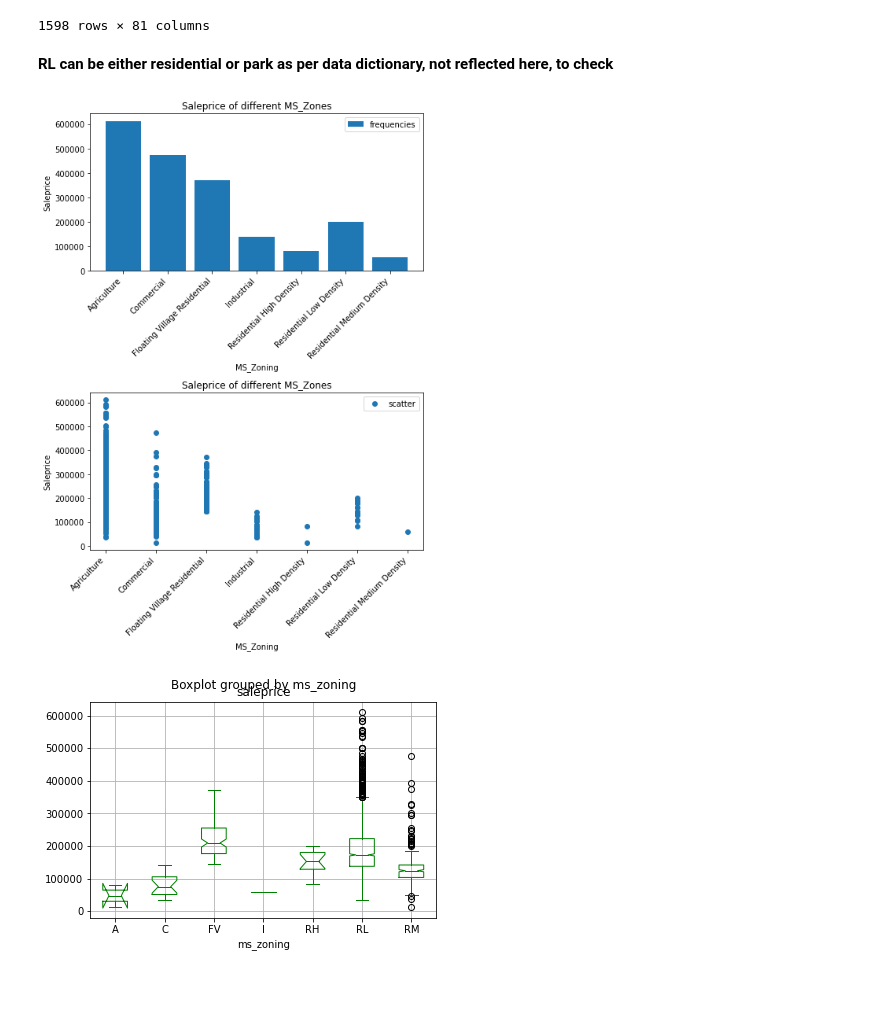
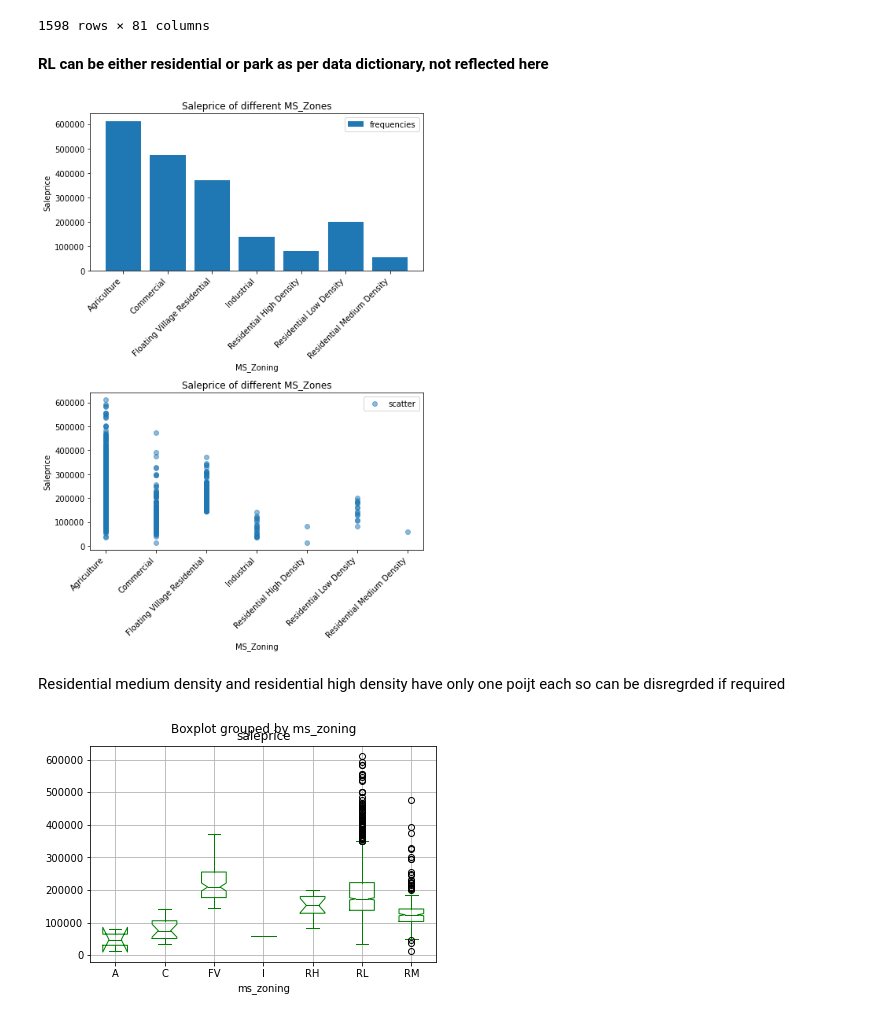
Before and after one commit to sabaiitj/Ames-Housing-Data, a Jupyter notebook: Saba_project_2_EDA.ipynb, the cells around one changed output. Saved outputs shown, nothing was run; the diff lists cells and outputs as text; code cells hidden in the pictures; blank space fills up the shorter version.

```diff
--- a/Saba_project_2_EDA.ipynb
+++ b/Saba_project_2_EDA.ipynb
@@ -189,7 +199,7 @@ df[df.ms_zoning=='RL']
 | 2050 | 10 | 527162130 | 060 | RL | 60.0 | 7500 | Pave | NaN | Reg | ... |
 1598 rows × 81 columns
 # %% [markdown]
-**RL can be either residential or park as per data dictionary, not reflected here, to check**
+**RL can be either residential or park as per data dictionary, not reflected here**
 # %%
 dict_mszoning = {'C (all)':'C',
                  'A (agr)':'A',
@@ -203,35 +213,37 @@ df.ms_zoning = [dict_mszoning[entry] for entry in df.ms_zoning]#cleaned entries
 # %%
 figure, ax = plt.subplots(2,1,figsize = (7,10))
 
 my_labels= ['Agriculture','Commercial','Floating Village Residential','Industrial',
        'Residential High Density','Residential Low Density',
        'Residential Medium Density']
 
 ax[0].bar(df['ms_zoning'], df['saleprice'],label='frequencies')
 ax[0].set(xlabel='MS_Zoning',
           ylabel='Saleprice',
           title='Saleprice of different MS_Zones')
 
 ax[0].set_xticklabels(my_labels,
                   rotation = 45,
                   horizontalalignment = 'right')
 
 ax[0].legend()
 
-ax[1].scatter(df['ms_zoning'], df['saleprice'],label='scatter')
+ax[1].scatter(df['ms_zoning'], df['saleprice'],label='scatter', alpha=0.5)
 ax[1].set(xlabel='MS_Zoning',
           ylabel='Saleprice',
           title='Saleprice of different MS_Zones')
 ax[1].set_xticklabels(my_labels,
                   rotation = 45,
                   horizontalalignment = 'right')
 
 ax[1].legend()
 
 plt.tight_layout()
 plt.show()
 # %% [output]
-[figure, old version]
+[figure, new version]
+# %% [markdown]
+Residential medium density and residential high density have only one poijt each so can be disregrded if required
 # %%
 
 df.boxplot(column ='saleprice',by= 'ms_zoning',color='green',notch=True);
```
Also changed, not shown: parts of 76 cells of this notebook, 4 other files.
